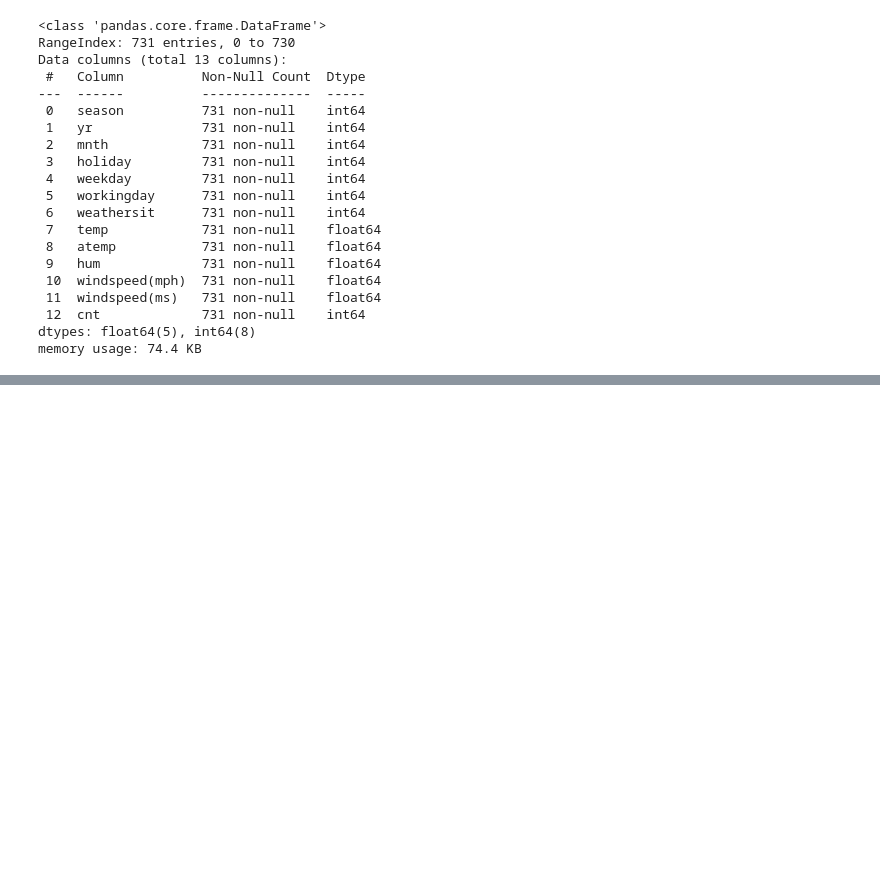
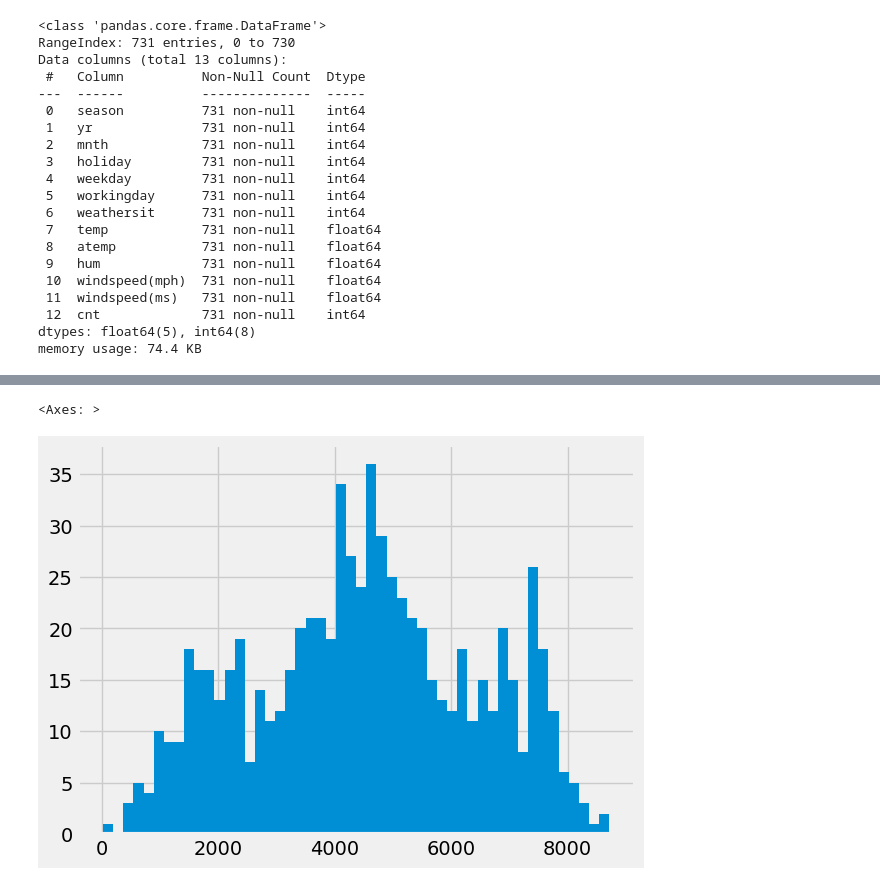
Before and after one commit to 88alexinho/bires_rent_LR, a Jupyter notebook: bikes_rent.ipynb, the cells around one changed output, grey strips where cells are left out. Saved outputs shown, nothing was run; the diff lists cells and outputs as text; code cells hidden in the pictures; blank space fills up the shorter version.

```diff
--- a/bikes_rent.ipynb
+++ b/bikes_rent.ipynb
@@ -59,0 +102,5 @@ memory usage: 74.4 KB
+# %%
+df['cnt'].hist(bins=50)
+# %% [output]
+<Axes: >
+[figure, added]
```
Also changed, not shown: parts of 68 cells of this notebook.
